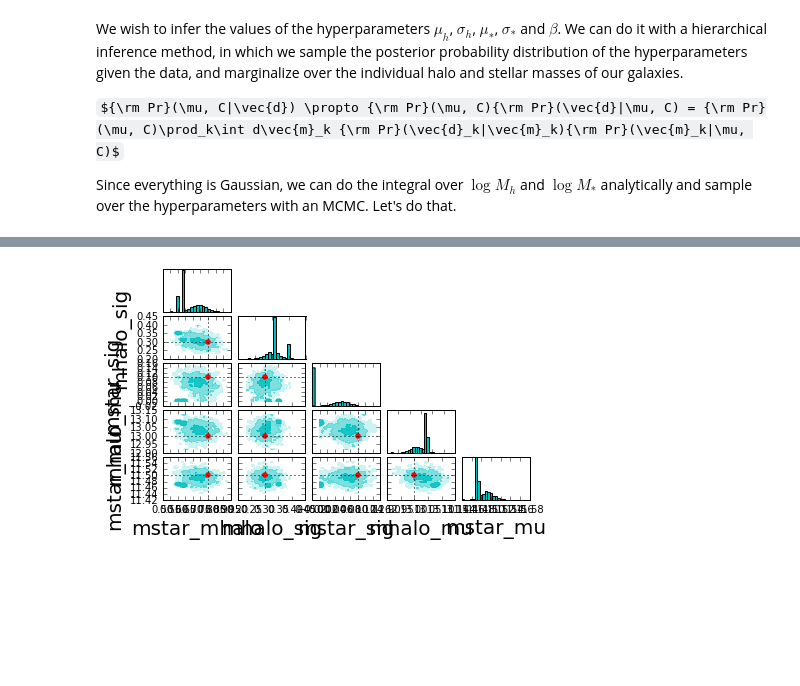
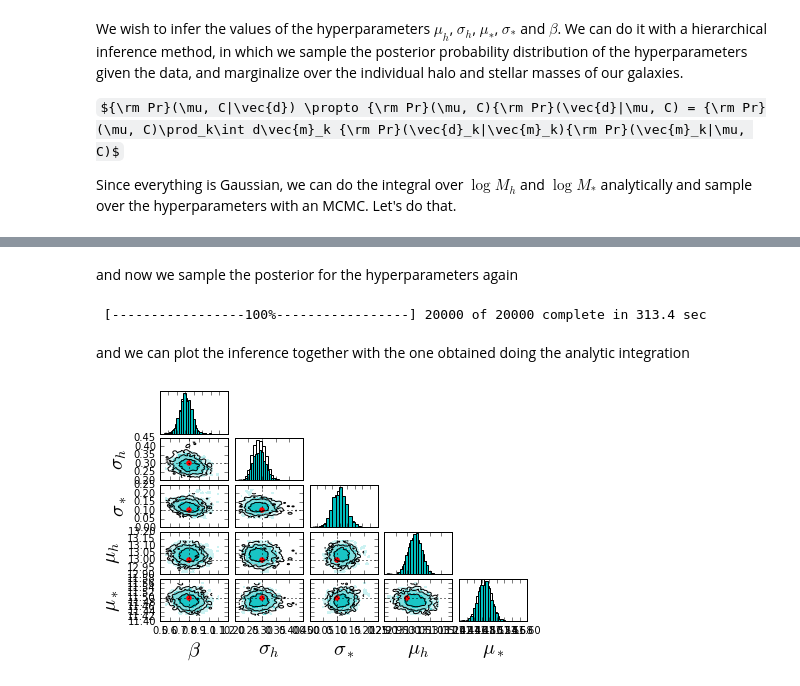
Before and after one commit to astrosonnen/allZeLenses, a Jupyter notebook: notebooks/Simple_Mstar_Mh.ipynb, the cells around one changed output, grey strips where cells are left out. Cells and saved outputs as stored; diff of their text form; code cells hidden in the pictures; some formulas as TeX source; blank space fills up the shorter version.

```diff
--- a/notebooks/Simple_Mstar_Mh.ipynb
+++ b/notebooks/Simple_Mstar_Mh.ipynb
@@ -77,8 +77,7 @@ from toy_models import hierarchical_inference as hi
 # inference code, so it can start from the true values.
 
 truth = {'mhalo_mu': mu_h, 'mhalo_sig': sig_h, 'mstar_mu': mu_star, 'mstar_sig': sig_star, 'mstar_mhalo': beta}
-mock = {'truth': truth}
 
-chain = hi.infer_simple_reality_knownimf_nocosmo_analytic(mock, mhalo_obs, err_h*np.ones(nobj), mstar_obs, \
-                                                          err_star*np.ones(nobj), nstep=15000, burnin=5000)
+chain = hi.infer_simple_reality_knownimf_nocosmo_analytic(truth, mhalo_obs, err_h*np.ones(nobj), mstar_obs, \
+                                                          err_star*np.ones(nobj), nstep=20000, burnin=10000)
 # %% [output]
@@ -95,0 +94,12 @@ jumps and increase the likelihood of accepted jumps.
+# %%
+from allZeTools.plotters import cornerplot
+
+labels = {'mhalo_mu': '$\mu_h$', 'mhalo_sig': '$\sigma_h$', 'mstar_mu': '$\mu_*$', 'mstar_mhalo': '$\\beta$', \
+          'mstar_sig': '$\sigma_*$'}
+
+cp = []
+for par in truth:
+    cp.append({'data': chain[par], 'label': par, 'value': truth[par], 'label': labels[par]})
+
+cornerplot(cp, color='c')
+plt.show()
@@ -96,11 +112,26 @@ jumps and increase the likelihood of accepted jumps.
+# %%
+nis = 1000
+
+ind_chains = []
+
+for i in range(nobj):
+    mhalo_impsamp = np.random.normal(mhalo_obs[i], err_h, nis)
+    mstar_impsamp = np.random.normal(mstar_obs[i], err_star, nis)
+    ind_chains.append({'mhalo': mhalo_impsamp, 'mstar': mstar_impsamp})
+# %% [markdown]
+and now we sample the posterior for the hyperparameters again
+# %%
+impsamp_chain = hi.infer_simple_reality_knownimf_nocosmo(truth, ind_chains, nstep=20000, burnin=10000)
+# %% [output]
+ [-----------------100%-----------------] 20000 of 20000 complete in 313.4 sec
+# %% [markdown]
+and we can plot the inference together with the one obtained doing the analytic integration
 # %%
-from allZeTools.plotters import cornerplot
-
 cp = []
 for par in truth:
-    cp.append({'data': chain[par], 'label': par, 'value': truth[par]})
+    cp.append({'data': [impsamp_chain[par], chain[par]], 'label': labels[par], 'value': truth[par]})
 
 cornerplot(cp, color='c')
 plt.show()
 # %% [output]
-[figure, old version]
+[figure, new version]
```
Also changed, not shown: parts of 4 cells of this notebook.
